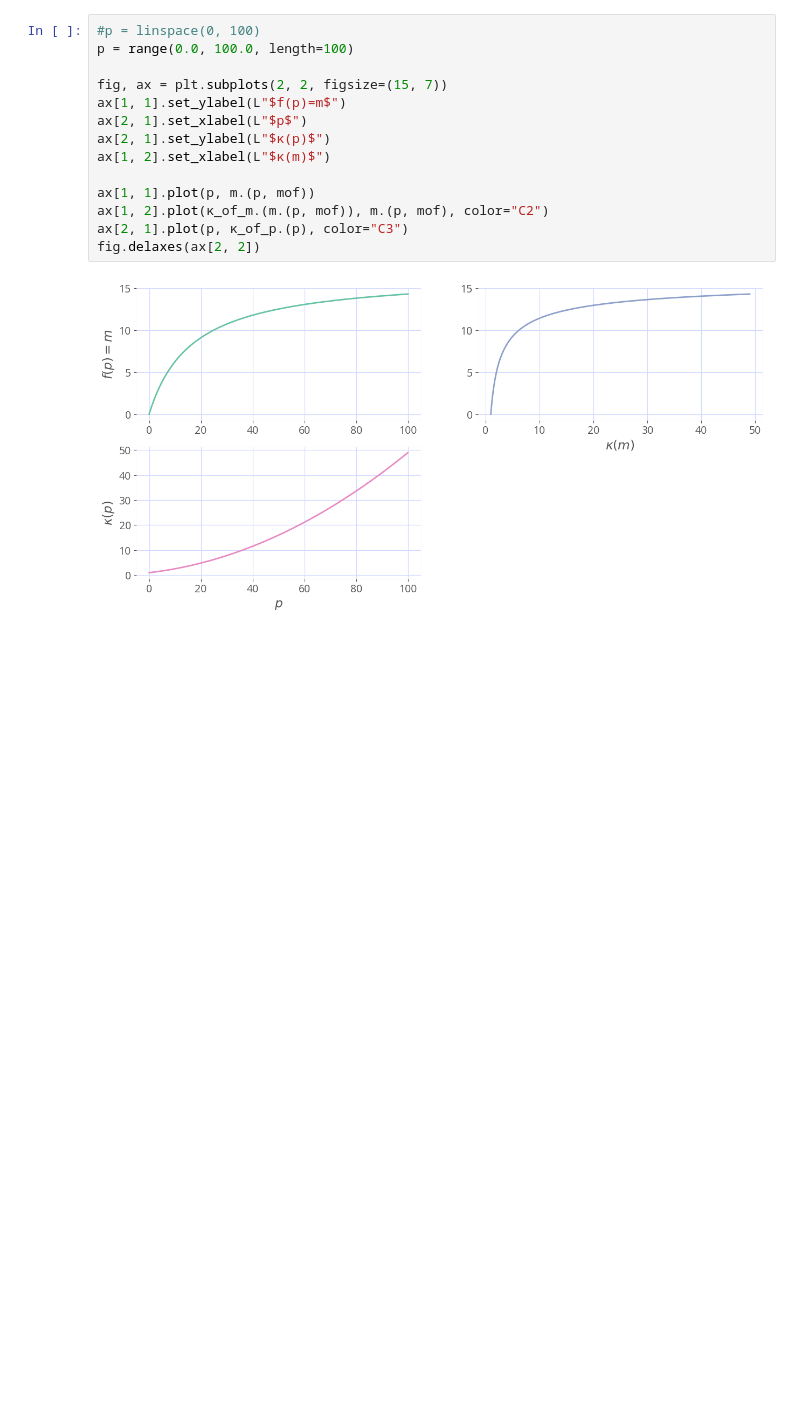
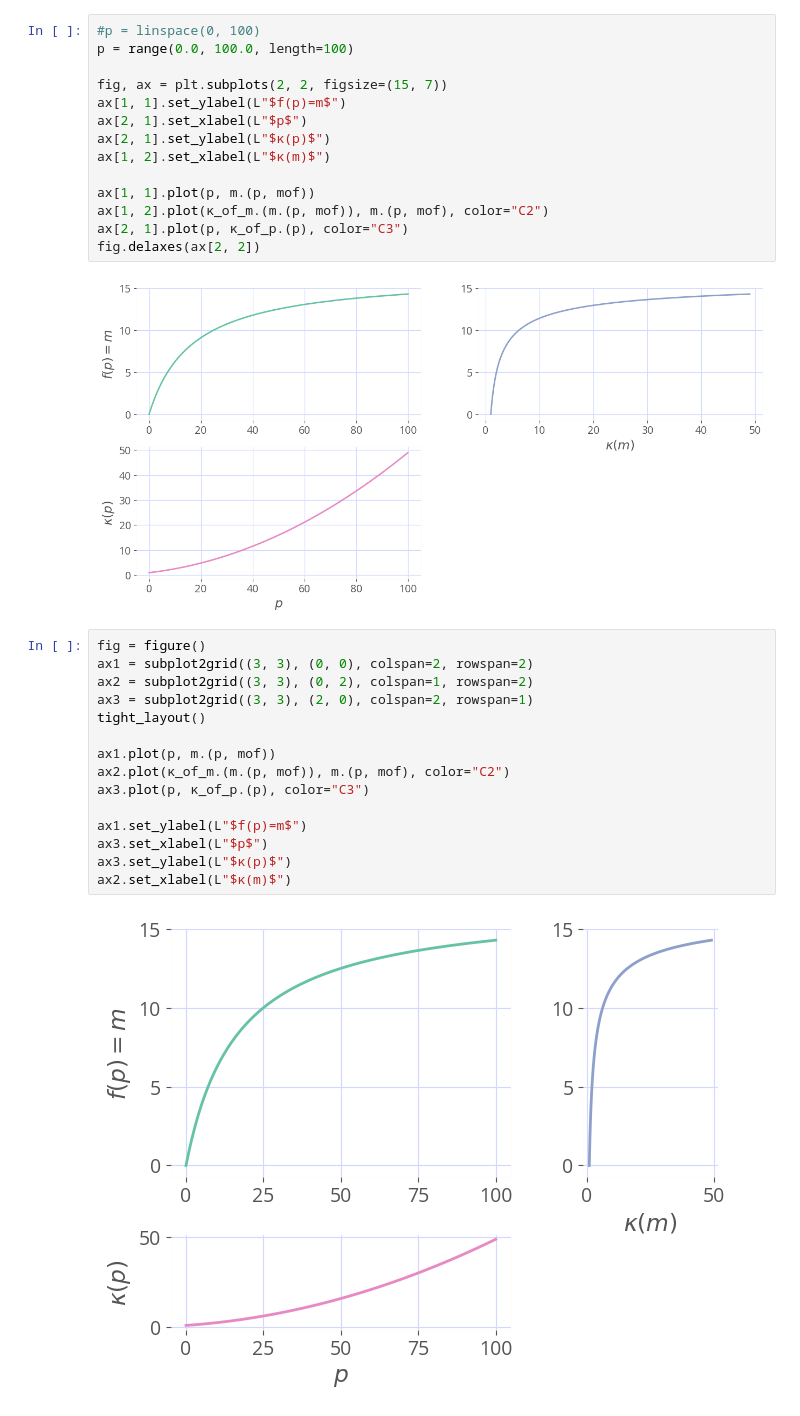
Before and after one commit to SimonEnsemble/nonlinear_sensing, a Jupyter notebook: one_d_sensing/1D sensing.ipynb, the cells around one changed output. Saved outputs shown, nothing was run; the diff lists cells and outputs as text; blank space fills up the shorter version.

Commit message:
corrected conditioning plot sizes

```diff
--- a/one_d_sensing/1D sensing.ipynb
+++ b/one_d_sensing/1D sensing.ipynb
@@ -189,3 +189,20 @@ ax[2, 1].plot(p, κ_of_p.(p), color="C3")
 fig.delaxes(ax[2, 2])
 # %% [output]
 [figure]
+# %%
+fig = figure()
+ax1 = subplot2grid((3, 3), (0, 0), colspan=2, rowspan=2)
+ax2 = subplot2grid((3, 3), (0, 2), colspan=1, rowspan=2)
+ax3 = subplot2grid((3, 3), (2, 0), colspan=2, rowspan=1)
+tight_layout()
+
+ax1.plot(p, m.(p, mof))
+ax2.plot(κ_of_m.(m.(p, mof)), m.(p, mof), color="C2")
+ax3.plot(p, κ_of_p.(p), color="C3")
+
+ax1.set_ylabel(L"$f(p)=m$")
+ax3.set_xlabel(L"$p$")
+ax3.set_ylabel(L"$κ(p)$")
+ax2.set_xlabel(L"$κ(m)$")
+# %% [output]
+[figure, added]
```
